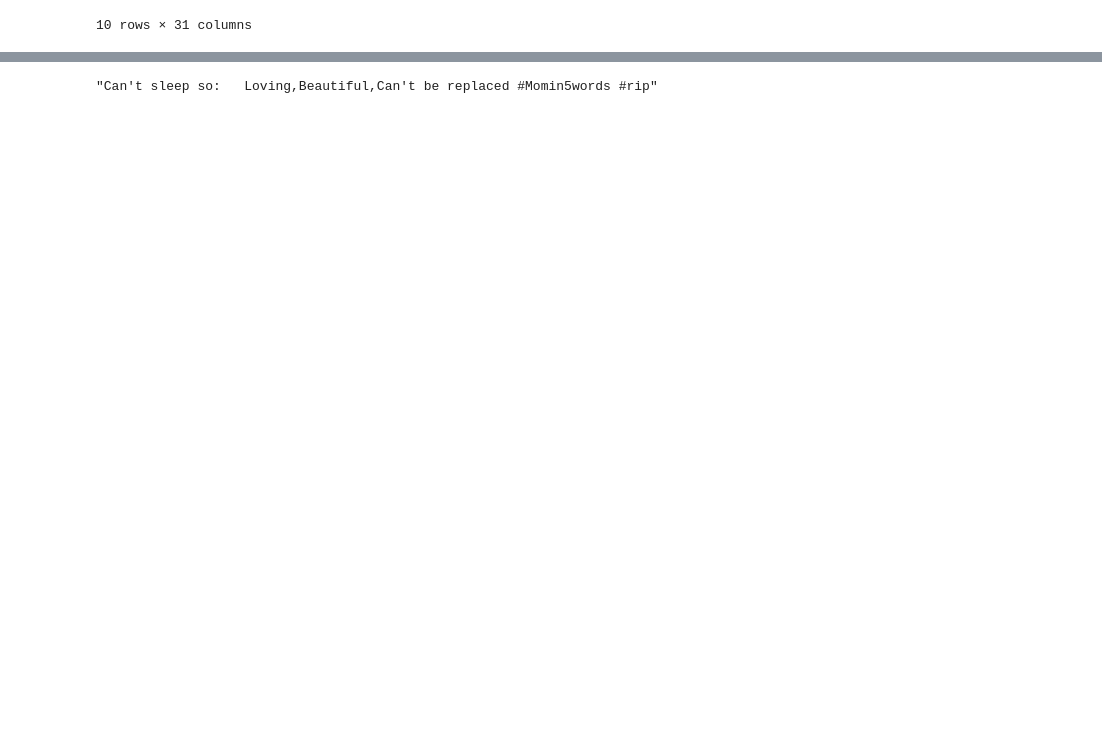
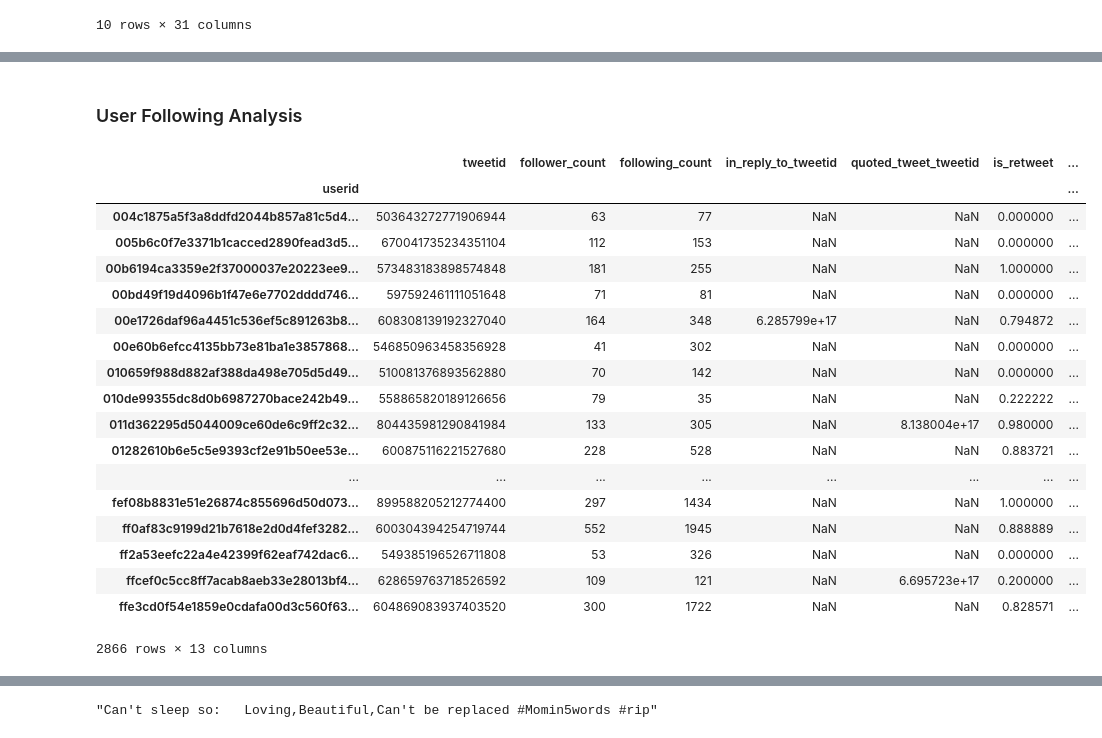
Before and after one commit to jabraunlin/tweets-russia-iran, a Jupyter notebook: Clustering.ipynb, the cells around one changed output, grey strips where cells are left out. Cells and saved outputs as stored; diff of their text form; code cells hidden in the pictures; blank space fills up the shorter version.

```diff
--- a/Clustering.ipynb
+++ b/Clustering.ipynb
@@ -101,0 +122,26 @@ rus_df.sample(10)
+# %% [markdown]
+### User Following Analysis
+# %%
+rus_users_grouper = rus_df.groupby('userid')
+rus_users = rus_users_grouper.mean()
+rus_users
+# %% [output]
+|  | tweetid | follower_count | following_count | in_reply_to_tweetid | quoted_tweet_tweetid | is_retweet | ... |
+| userid |  |  |  |  |  |  | ... |
+| 004c1875a5f3a8ddfd2044b857a81c5d4... | 503643272771906944 | 63 | 77 | NaN | NaN | 0.000000 | ... |
+| 005b6c0f7e3371b1cacced2890fead3d5... | 670041735234351104 | 112 | 153 | NaN | NaN | 0.000000 | ... |
+| 00b6194ca3359e2f37000037e20223ee9... | 573483183898574848 | 181 | 255 | NaN | NaN | 1.000000 | ... |
+| 00bd49f19d4096b1f47e6e7702dddd746... | 597592461111051648 | 71 | 81 | NaN | NaN | 0.000000 | ... |
+| 00e1726daf96a4451c536ef5c891263b8... | 608308139192327040 | 164 | 348 | 6.285799e+17 | NaN | 0.794872 | ... |
+| 00e60b6efcc4135bb73e81ba1e3857868... | 546850963458356928 | 41 | 302 | NaN | NaN | 0.000000 | ... |
+| 010659f988d882af388da498e705d5d49... | 510081376893562880 | 70 | 142 | NaN | NaN | 0.000000 | ... |
+| 010de99355dc8d0b6987270bace242b49... | 558865820189126656 | 79 | 35 | NaN | NaN | 0.222222 | ... |
+| 011d362295d5044009ce60de6c9ff2c32... | 804435981290841984 | 133 | 305 | NaN | 8.138004e+17 | 0.980000 | ... |
+| 01282610b6e5c5e9393cf2e91b50ee53e... | 600875116221527680 | 228 | 528 | NaN | NaN | 0.883721 | ... |
+| ... | ... | ... | ... | ... | ... | ... | ... |
+| fef08b8831e51e26874c855696d50d073... | 899588205212774400 | 297 | 1434 | NaN | NaN | 1.000000 | ... |
+| ff0af83c9199d21b7618e2d0d4fef3282... | 600304394254719744 | 552 | 1945 | NaN | NaN | 0.888889 | ... |
+| ff2a53eefc22a4e42399f62eaf742dac6... | 549385196526711808 | 53 | 326 | NaN | NaN | 0.000000 | ... |
+| ffcef0c5cc8ff7acab8aeb33e28013bf4... | 628659763718526592 | 109 | 121 | NaN | 6.695723e+17 | 0.200000 | ... |
+| ffe3cd0f54e1859e0cdafa00d3c560f63... | 604869083937403520 | 300 | 1722 | NaN | NaN | 0.828571 | ... |
+2866 rows × 13 columns
```
Also changed, not shown: parts of 24 cells of this notebook.
